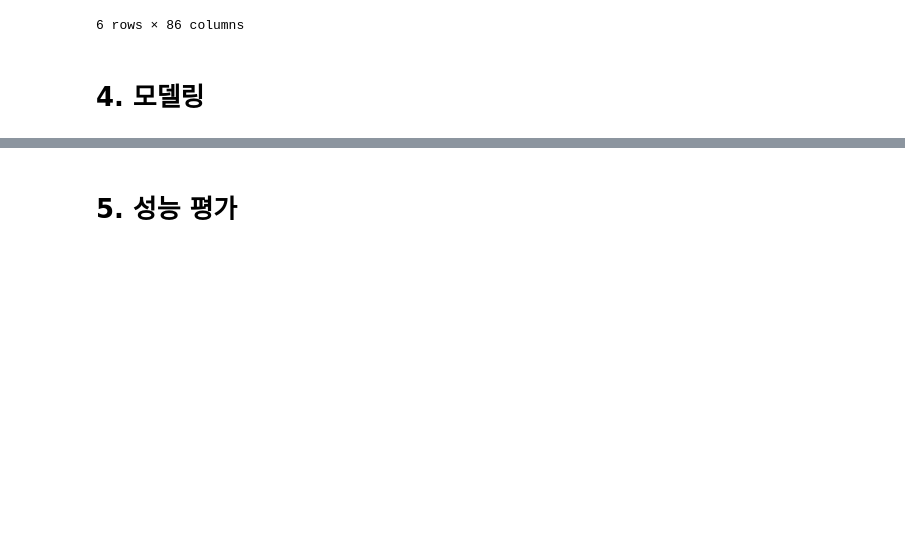
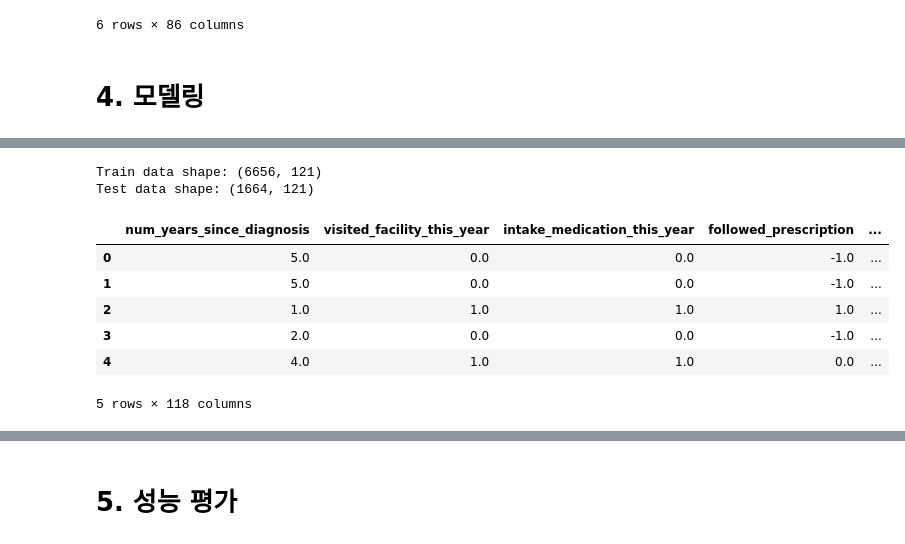
Before and after one commit to hyun-ko-DS/MedExpensePrediction, a Jupyter notebook: main.ipynb, the cells around one changed output, grey strips where cells are left out. Drawn from its saved outputs; the diff is of its cells as text; code cells hidden in the pictures; blank space fills up the shorter version.

```diff
--- a/main.ipynb
+++ b/main.ipynb
@@ -1506,0 +1617,13 @@ nominal_results
+# %%
+X_train, X_test, y_train, y_test = X_y_split_by_year(train, test, 'medical_expense', is_panel = False)
+X_train.head()
+# %% [output]
+Train data shape: (6656, 121)
+Test data shape: (1664, 121)
+|  | num_years_since_diagnosis | visited_facility_this_year | intake_medication_this_year | followed_prescription | ... |
+| 0 | 5.0 | 0.0 | 0.0 | -1.0 | ... |
+| 1 | 5.0 | 0.0 | 0.0 | -1.0 | ... |
+| 2 | 1.0 | 1.0 | 1.0 | 1.0 | ... |
+| 3 | 2.0 | 0.0 | 0.0 | -1.0 | ... |
+| 4 | 4.0 | 1.0 | 1.0 | 0.0 | ... |
+5 rows × 118 columns
```
Also changed, not shown: parts of 46 cells of this notebook, 9 other files.
